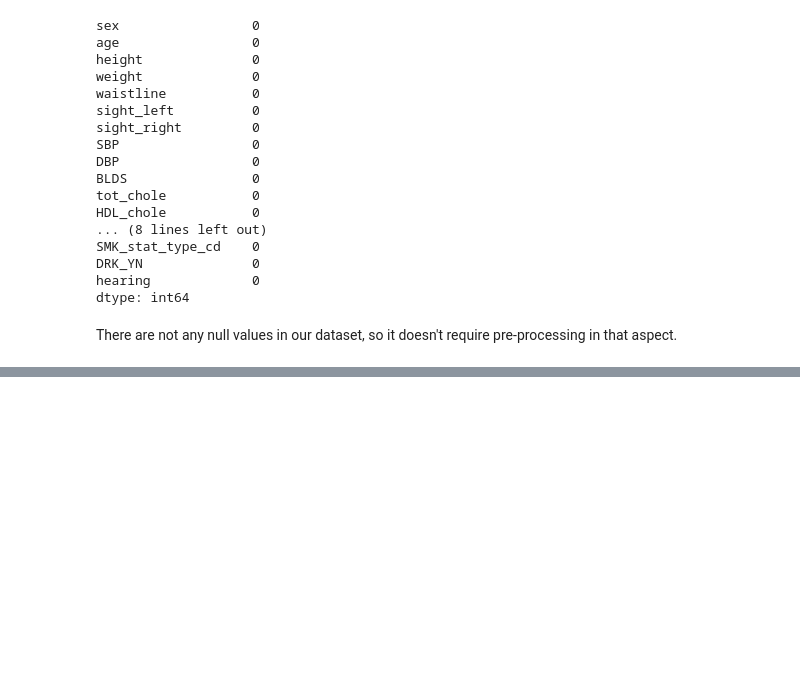
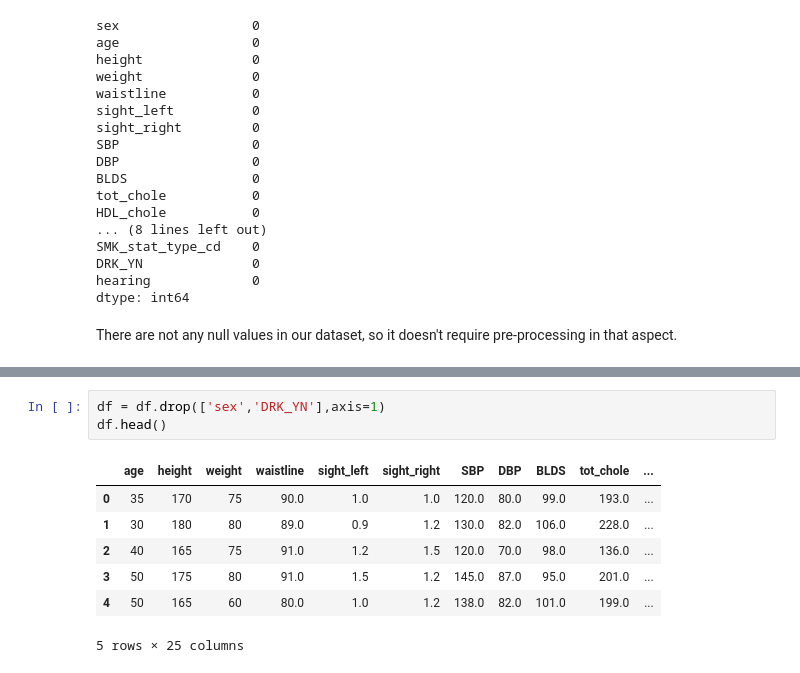
Before and after one commit to NancyPatel11/Data-Mining-Course-Project-2, a Jupyter notebook: Hearing.ipynb, the cells around one changed output, grey strips where cells are left out. Drawn from its saved outputs; the diff is of its cells as text; blank space fills up the shorter version.

```diff
--- a/Hearing.ipynb
+++ b/Hearing.ipynb
@@ -229,0 +262,11 @@ There are not any null values in our dataset, so it doesn't require pre-processi
+# %%
+df = df.drop(['sex','DRK_YN'],axis=1)
+df.head()
+# %% [output]
+|  | age | height | weight | waistline | sight_left | sight_right | SBP | DBP | BLDS | tot_chole | ... |
+| 0 | 35 | 170 | 75 | 90.0 | 1.0 | 1.0 | 120.0 | 80.0 | 99.0 | 193.0 | ... |
+| 1 | 30 | 180 | 80 | 89.0 | 0.9 | 1.2 | 130.0 | 82.0 | 106.0 | 228.0 | ... |
+| 2 | 40 | 165 | 75 | 91.0 | 1.2 | 1.5 | 120.0 | 70.0 | 98.0 | 136.0 | ... |
+| 3 | 50 | 175 | 80 | 91.0 | 1.5 | 1.2 | 145.0 | 87.0 | 95.0 | 201.0 | ... |
+| 4 | 50 | 165 | 60 | 80.0 | 1.0 | 1.2 | 138.0 | 82.0 | 101.0 | 199.0 | ... |
+5 rows × 25 columns
```
Also changed, not shown: parts of 17 cells of this notebook.
